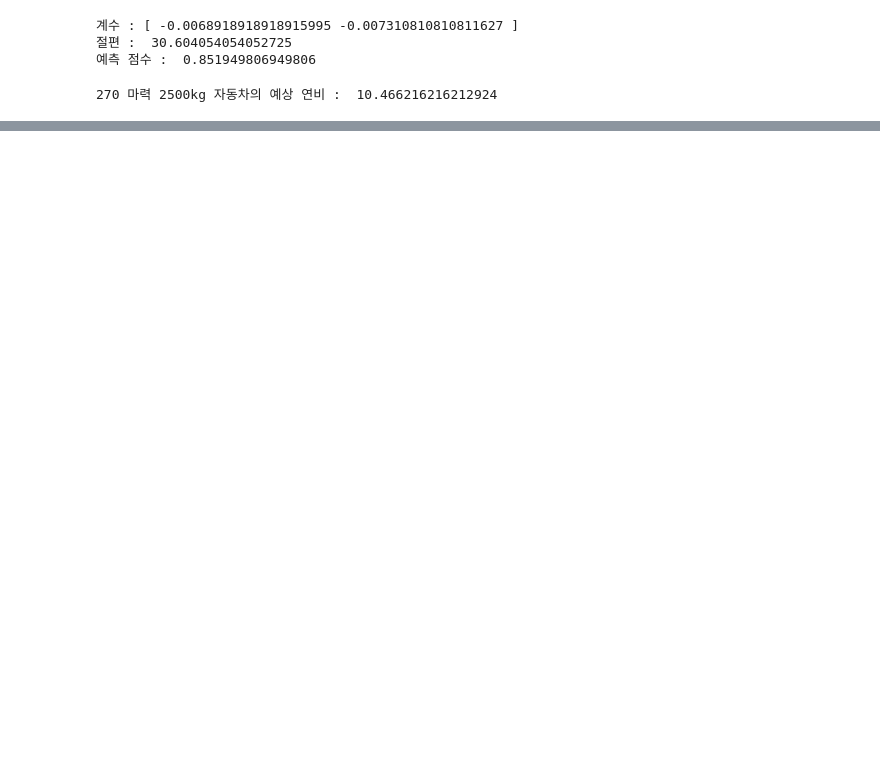
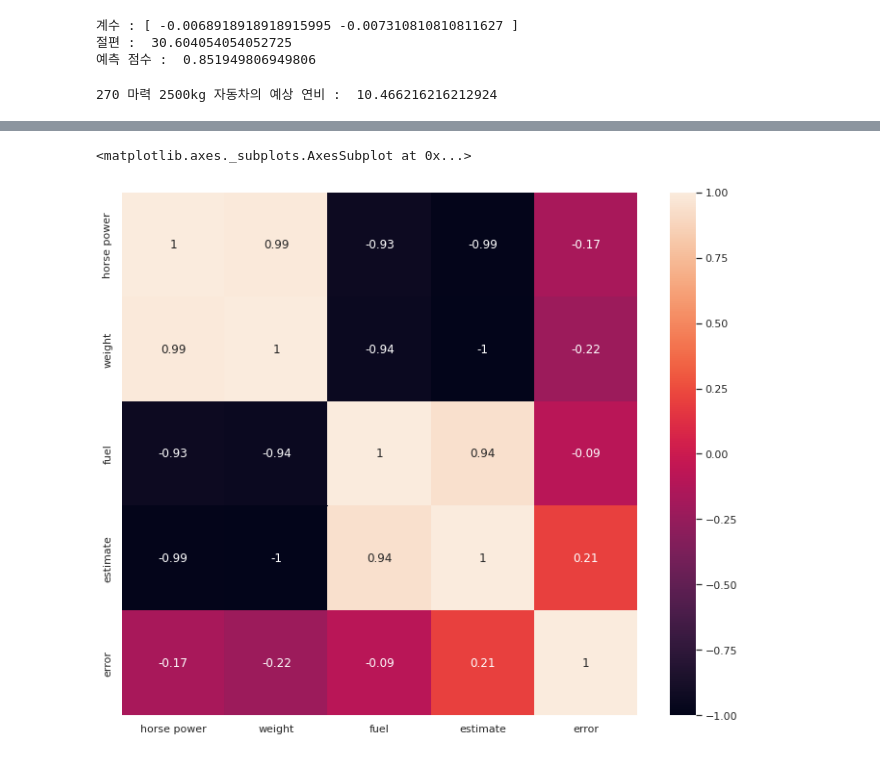
Before and after one commit to eundongg/Study_machine_learning, a Jupyter notebook: Chap04_2.ipynb, the cells around one changed output, grey strips where cells are left out. Saved outputs shown, nothing was run; the diff lists cells and outputs as text; code cells hidden in the pictures; blank space fills up the shorter version.

```diff
--- a/Chap04_2.ipynb
+++ b/Chap04_2.ipynb
@@ -24,4 +28,10 @@ print(Fuel_Efficiency)
 # %%
-x1= Fuel_Efficiency['마력'].to_numpy()
-x2=Fuel_Efficiency['총중량'].to_numpy()
-y=Fuel_Efficiency['연비'].to_numpy()
+# x값과 y값을 벡터로 변환
+
+x1  = Fuel_Efficiency['horse_power'].to_numpy()
+x2  = Fuel_Efficiency['weight'].to_numpy()
+y   = Fuel_Efficiency['fuel'].to_numpy()
+
+print(x1)
+print(x2)
+print(y)
@@ -72,0 +103,4 @@ print("270 마력 2500kg 자동차의 예상 연비 : ", 270 * theta[1] + 2500 *
+# %%
+resultset = pd.DataFrame(data = { 'index' : index, 'horse power' : horse_power, 'weight' : weight, 'fuel' : fuel, 'estimate' : y_hat,
+                        'error' : diff_square})
+resultset.head()
@@ -72,0 +114,7 @@ print("270 마력 2500kg 자동차의 예상 연비 : ", 270 * theta[1] + 2500 *
+# %%
+sns.set(rc = {'figure.figsize' : (12,10)})
+correlation_matrix = resultset.corr().round(2)
+sns.heatmap(data = correlation_matrix, annot = True)
+# %% [output]
+<matplotlib.axes._subplots.AxesSubplot at 0x...>
+[figure, added]
```
Also changed, not shown: parts of 13 cells of this notebook.
